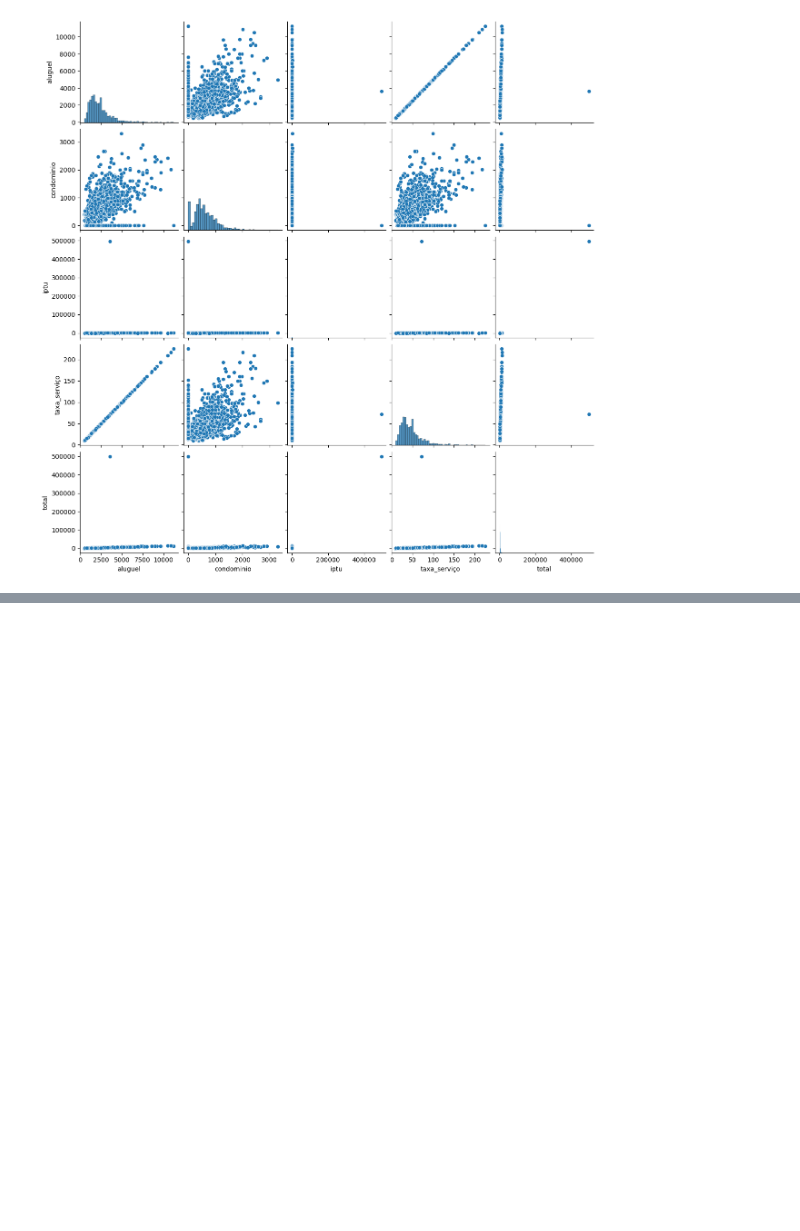
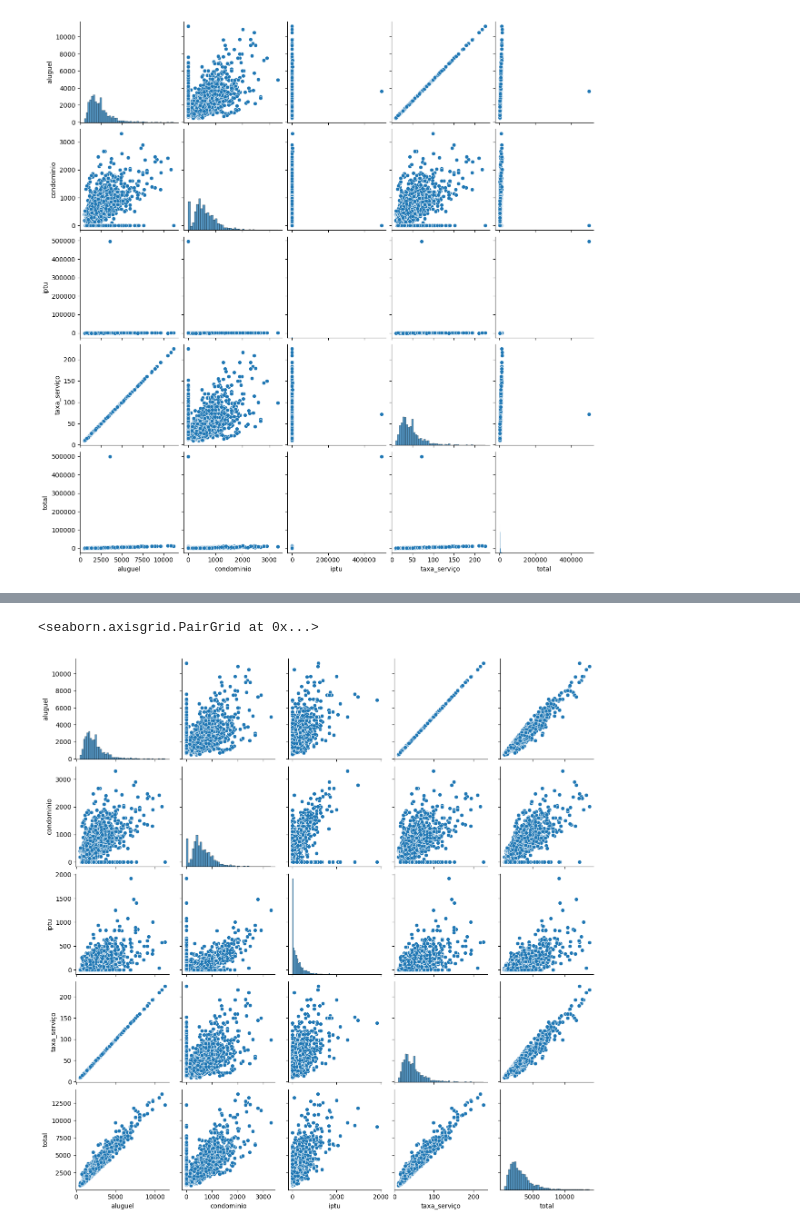
Before and after one commit to abilioepalanga/Market-Value-Predictor-Airbnb, a Jupyter notebook: main.ipynb, the cells around one changed output, grey strips where cells are left out. Saved outputs shown, nothing was run; the diff lists cells and outputs as text; code cells hidden in the pictures; blank space fills up the shorter version.

Commit message:
Eliminamos ou melhor corrigimos os valores discrepantes da coluna iptu e total na base3

```diff
--- a/main.ipynb
+++ b/main.ipynb
@@ -1203,0 +1285,8 @@ sns.pairplot(base3)
+# %%
+#O valor de iptu está muito acima da média, vamos corrigir
+base3.loc[base3.total==base3.total.max(), 'iptu']=495.8
+# %%
+#O valor de total será a soma das colunas aluguel, seguro_incendio, iptu e taxa_serviço
+#base3['total2'] = base3.aluguel + base3.seguro_incendio + base3.iptu + base3.taxa_serviço
+base3.loc[base3.total==base3.total.max(), 'total']=base.aluguel[base.total==base.total.max()] + base.seguro_incendio[base.total==base.total.max()] + base.iptu[base.total==base.total.max()] + base.taxa_serviço[base.total==base.total.max()]
+base3[base3.total==base3.total.max()]
@@ -1203,0 +1300,5 @@ sns.pairplot(base3)
+# %%
+sns.pairplot(base3)
+# %% [output]
+<seaborn.axisgrid.PairGrid at 0x...>
+[figure, added]
```
Also changed, not shown: parts of 7 cells of this notebook.
